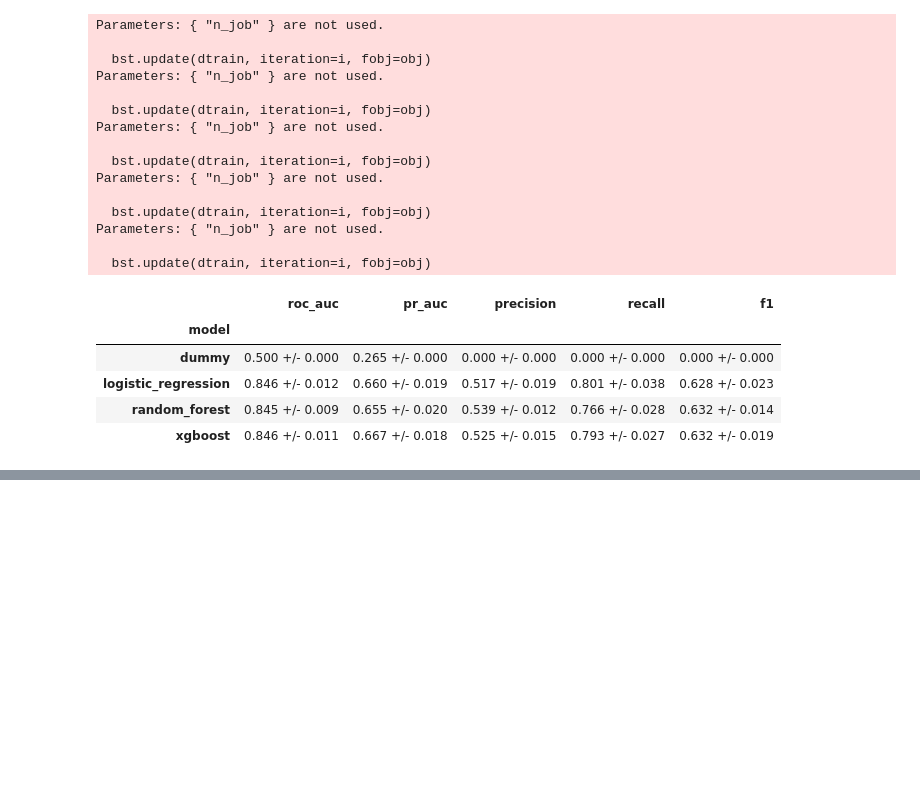
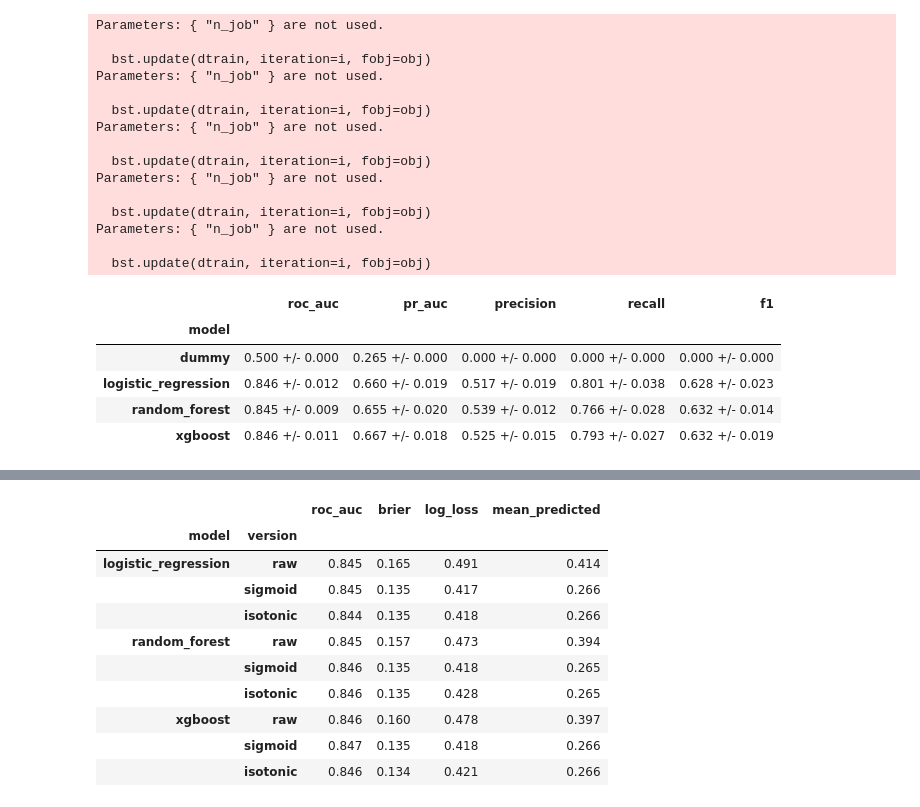
Before and after one commit to gauriverse/ChurnLens, a Jupyter notebook: notebooks/05_model_training.ipynb, the cells around one changed output, grey strips where cells are left out. Cells and saved outputs as stored; diff of their text form; code cells hidden in the pictures; blank space fills up the shorter version.

```diff
--- a/notebooks/05_model_training.ipynb
+++ b/notebooks/05_model_training.ipynb
@@ -61,0 +109,13 @@ Parameters: { "n_job" } are not used.
+# %%
+from sklearn.metrics import brier_score_loss, roc_auc_score
+
+rows = []
+for name, p in oof.items():
+    rows.append({
+        "model": name,
+        "roc_auc": round(roc_auc_score(y_train, p), 3),
+        "brier": round(brier_score_loss(y_train, p), 3),
+        "mean_predicted": round(p.mean(), 3),
+        "actual_churn_rate": round(y_train.mean(), 3),
+    })
+pd.DataFrame(rows).set_index("model")
@@ -61,0 +128,14 @@ Parameters: { "n_job" } are not used.
+# %%
+from sklearn.calibration import CalibratedClassifierCV
+
+model_names = ["logistic_regression", "random_forest", "xgboost"]
+cal_oof = {}
+
+for name in model_names:
+    for method in ["sigmoid", "isotonic"]:
+        base = build_pipeline(name, scale_pos_weight=spw)
+        calibrated = CalibratedClassifierCV(base, method=method, cv=5)
+        cal_oof[(name, method)] = cross_val_predict(
+            calibrated, X_train, y_train, cv=cv, method="predict_proba"
+        )[:, 1]
+        print(name, method, "done")
@@ -61,0 +183,30 @@ Parameters: { "n_job" } are not used.
+# %%
+from sklearn.metrics import brier_score_loss, log_loss, roc_auc_score
+
+rows = []
+for name in model_names:
+    candidates = {"raw": oof[name],
+                  "sigmoid": cal_oof[(name, "sigmoid")],
+                  "isotonic": cal_oof[(name, "isotonic")]}
+    for version, p in candidates.items():
+        rows.append({
+            "model": name,
+            "version": version,
+            "roc_auc": round(roc_auc_score(y_train, p), 3),
+            "brier": round(brier_score_loss(y_train, p), 3),
+            "log_loss": round(log_loss(y_train, p), 3),
+            "mean_predicted": round(p.mean(), 3),
+        })
+pd.DataFrame(rows).set_index(["model", "version"])
+# %% [output]
+|  |  | roc_auc | brier | log_loss | mean_predicted |
+| model | version |  |  |  |  |
+| logistic_regression | raw | 0.845 | 0.165 | 0.491 | 0.414 |
+|  | sigmoid | 0.845 | 0.135 | 0.417 | 0.266 |
+|  | isotonic | 0.844 | 0.135 | 0.418 | 0.266 |
+| random_forest | raw | 0.845 | 0.157 | 0.473 | 0.394 |
+|  | sigmoid | 0.846 | 0.135 | 0.418 | 0.265 |
+|  | isotonic | 0.846 | 0.135 | 0.428 | 0.265 |
+| xgboost | raw | 0.846 | 0.160 | 0.478 | 0.397 |
+|  | sigmoid | 0.847 | 0.135 | 0.418 | 0.266 |
+|  | isotonic | 0.846 | 0.134 | 0.421 | 0.266 |
```
Also changed, not shown: parts of 5 cells of this notebook.
